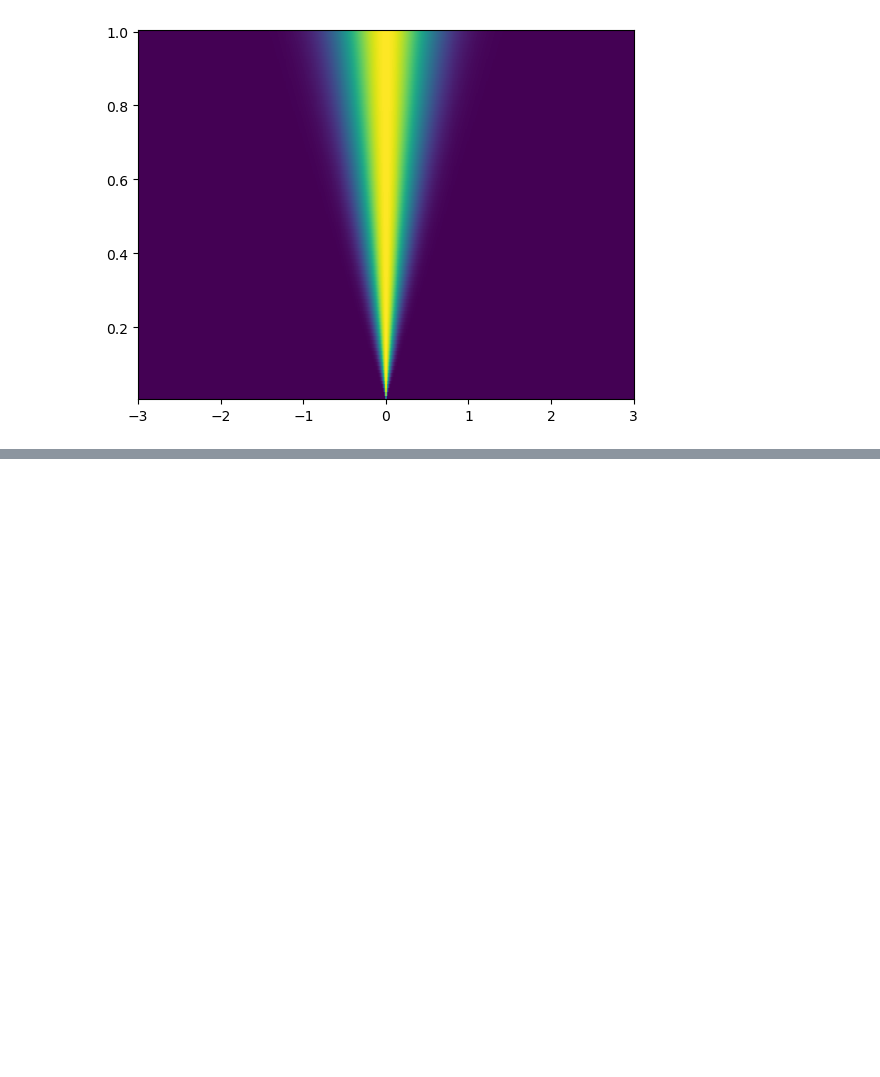
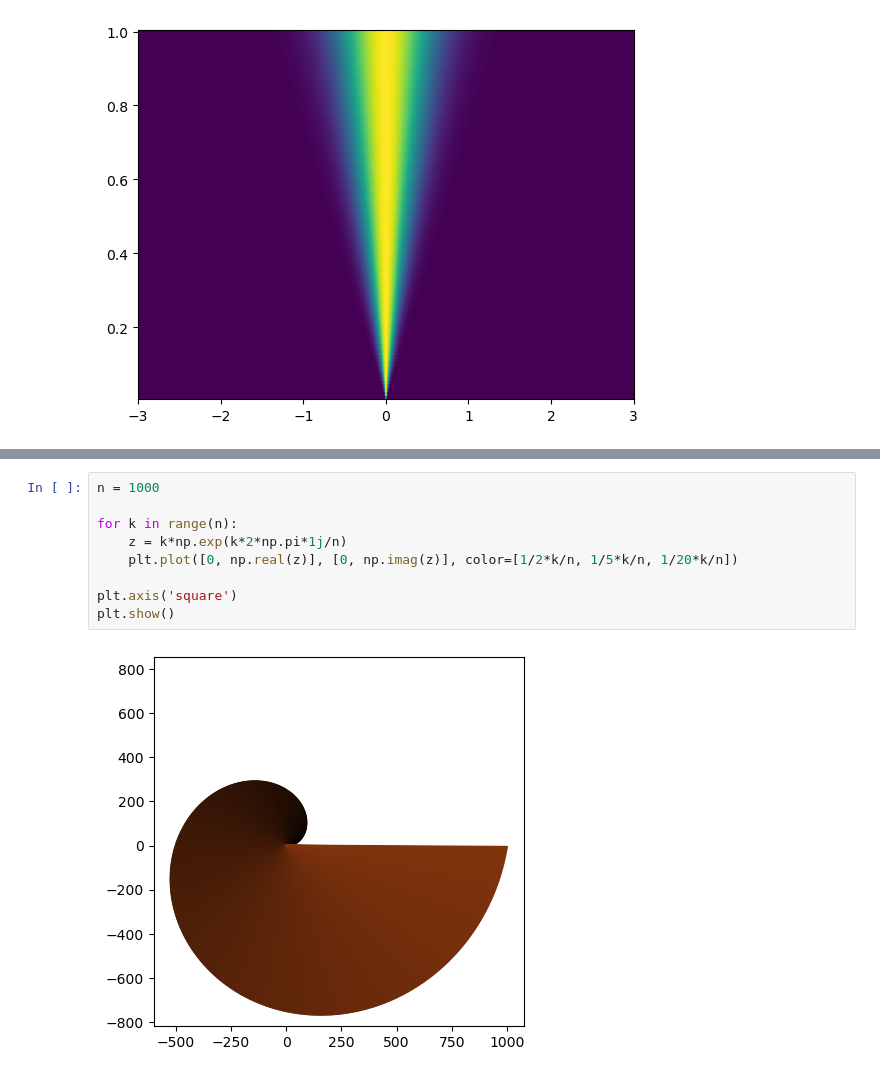
Before and after one commit to Kantulaev/ML_projects, a Jupyter notebook: lesson_5_algebra_2.ipynb, the cells around one changed output, grey strips where cells are left out. Drawn from its saved outputs; the diff is of its cells as text; blank space fills up the shorter version.

```diff
--- a/lesson_5_algebra_2.ipynb
+++ b/lesson_5_algebra_2.ipynb
@@ -173,0 +199,11 @@ plt.show()
+# %%
+n = 1000
+
+for k in range(n):
+    z = k*np.exp(k*2*np.pi*1j/n)
+    plt.plot([0, np.real(z)], [0, np.imag(z)], color=[1/2*k/n, 1/5*k/n, 1/20*k/n])
+
+plt.axis('square')
+plt.show()
+# %% [output]
+[figure, added]
```
Also changed, not shown: parts of 2 cells of this notebook, 8 other files.
